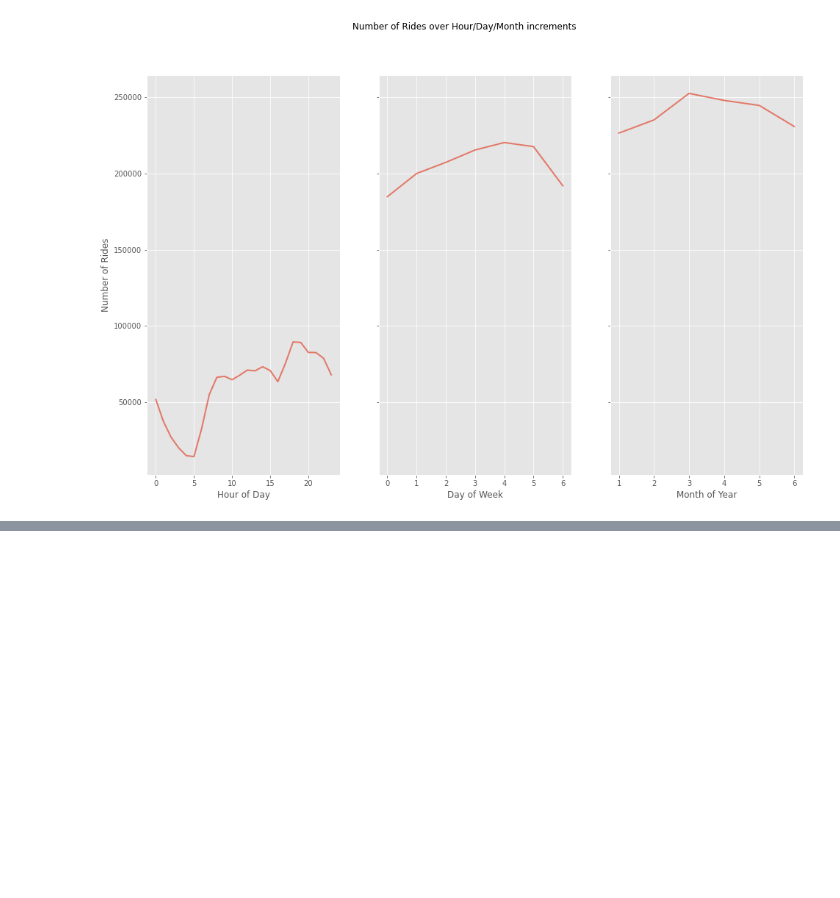
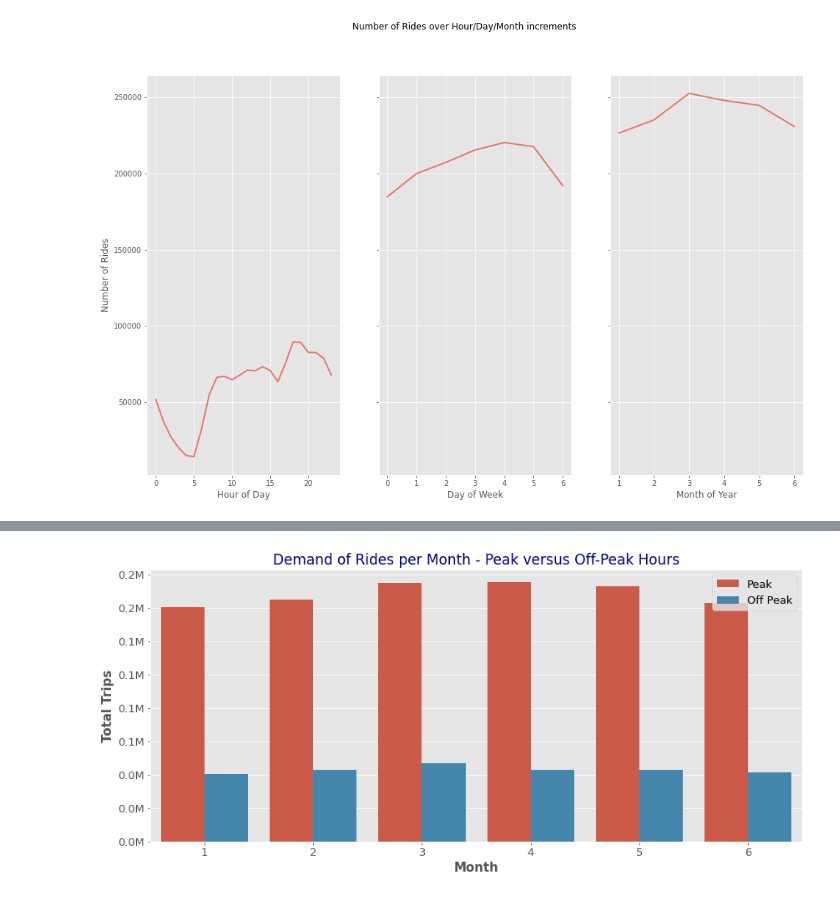
Before and after one commit to Jiaxin-yjx/NYC-taxi-data-science, a Jupyter notebook: NYU_EDA.ipynb, the cells around one changed output, grey strips where cells are left out. Cells and saved outputs as stored; diff of their text form; code cells hidden in the pictures; blank space fills up the shorter version.

```diff
--- a/NYU_EDA.ipynb
+++ b/NYU_EDA.ipynb
@@ -131,0 +228,10 @@ plt.show()
+# %%
+def is_peak_hour(x):
+    """
+    Function that takes an array(x) with two integers representing
+    hour of the day and weekday, respectively, and
+    returns 1 if it's peak hour as defined, 0 otherwise.
+    """
+    return 1 if x[0] in (7,8,9,16,17,18) and x[1] < 5 else 0 #total peak hour periods = 6h
+# %%
+train['peak_hour'] = pd.Series(map(lambda x: is_peak_hour(x), train.loc[:, ['pickup_hour', 'pickup_weekday']].values))
@@ -131,0 +248,29 @@ plt.show()
+# %%
+#Plot the total number of trips per month during peak hours and off-peak hours.
+#Count for peak hours must represent more than 25% (6h) of the total rides to be more significant than non-peak hours.
+from matplotlib.ticker import FuncFormatter
+
+def millions_format(x, pos):
+    """
+    Args are the value and tick position.
+    Returns number of millions with one decimal, and M in lieu of 6 zeros.
+    """
+    return '{:.1f}{}'.format(x * 1e-6, 'M')
+
+plt.figure(figsize = (14, 6))
+formatter = FuncFormatter(millions_format)
+
+#to add labels and operate on data, use pivot instead of countplot directly with hue.
+ax = sns.countplot(train['pickup_month'], hue = train['peak_hour'])
+
+ax.yaxis.set_major_formatter(formatter)
+
+handles, labels = ax.get_legend_handles_labels() #will cause the warning msg that can be ignored
+plt.legend(handles, labels=['Peak', 'Off Peak'], loc='best', fontsize=13)
+plt.tick_params(labelsize=13)
+plt.xlabel('Month', fontsize = 15, weight='bold')
+plt.ylabel('Total Trips', fontsize = 15, weight='bold')
+plt.title('Demand of Rides per Month - Peak versus Off-Peak Hours', fontsize = 17, color='navy')
+plt.show()
+# %% [output]
+[figure, added]
```
Also changed, not shown: parts of 14 cells of this notebook.
